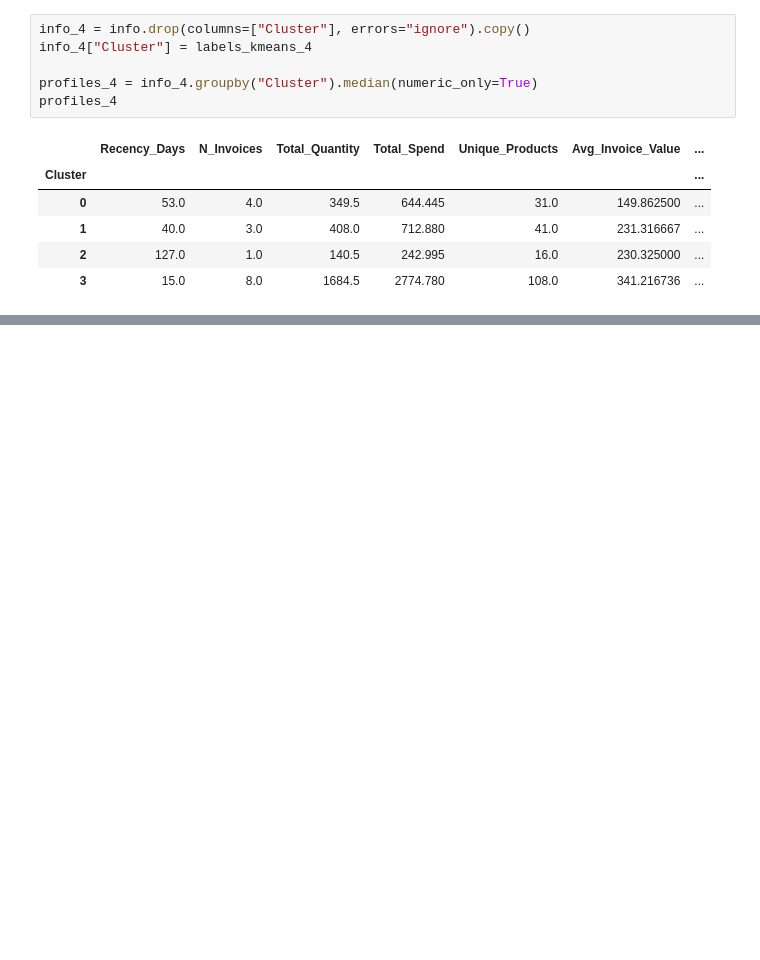
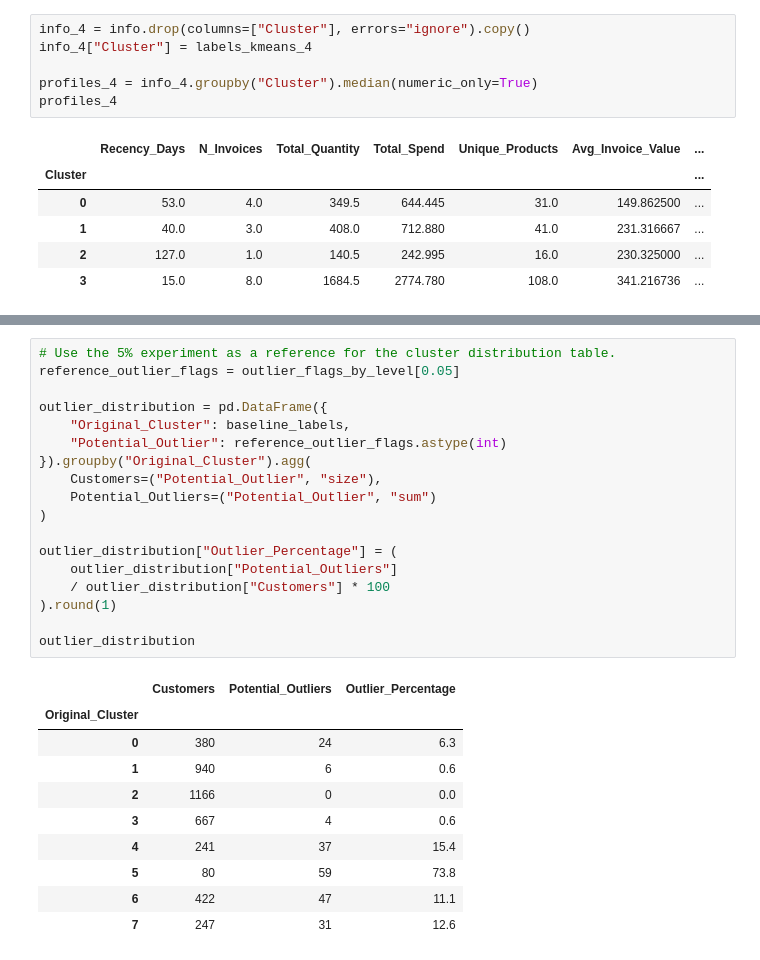
Before and after one commit to JanaAlzobidi/Machine-Learning-Projects, a Jupyter notebook: Unit-5-Unsupervised-Learning/customer-segmentation-clustering/kmeans/K_means-3.ipynb, the cells around one changed output, grey strips where cells are left out. Saved outputs shown, nothing was run; the diff lists cells and outputs as text; blank space fills up the shorter version.

```diff
--- a/Unit-5-Unsupervised-Learning/customer-segmentation-clustering/kmeans/K_means-3.ipynb
+++ b/Unit-5-Unsupervised-Learning/customer-segmentation-clustering/kmeans/K_means-3.ipynb
@@ -387,0 +470,29 @@ The file can then be downloaded from Colab and uploaded to the project's `kmeans
+# %%
+# Use the 5% experiment as a reference for the cluster distribution table.
+reference_outlier_flags = outlier_flags_by_level[0.05]
+
+outlier_distribution = pd.DataFrame({
+    "Original_Cluster": baseline_labels,
+    "Potential_Outlier": reference_outlier_flags.astype(int)
+}).groupby("Original_Cluster").agg(
+    Customers=("Potential_Outlier", "size"),
+    Potential_Outliers=("Potential_Outlier", "sum")
+)
+
+outlier_distribution["Outlier_Percentage"] = (
+    outlier_distribution["Potential_Outliers"]
+    / outlier_distribution["Customers"] * 100
+).round(1)
+
+outlier_distribution
+# %% [output]
+|  | Customers | Potential_Outliers | Outlier_Percentage |
+| Original_Cluster |  |  |  |
+| 0 | 380 | 24 | 6.3 |
+| 1 | 940 | 6 | 0.6 |
+| 2 | 1166 | 0 | 0.0 |
+| 3 | 667 | 4 | 0.6 |
+| 4 | 241 | 37 | 15.4 |
+| 5 | 80 | 59 | 73.8 |
+| 6 | 422 | 47 | 11.1 |
+| 7 | 247 | 31 | 12.6 |
```
Also changed, not shown: parts of 13 cells of this notebook.
